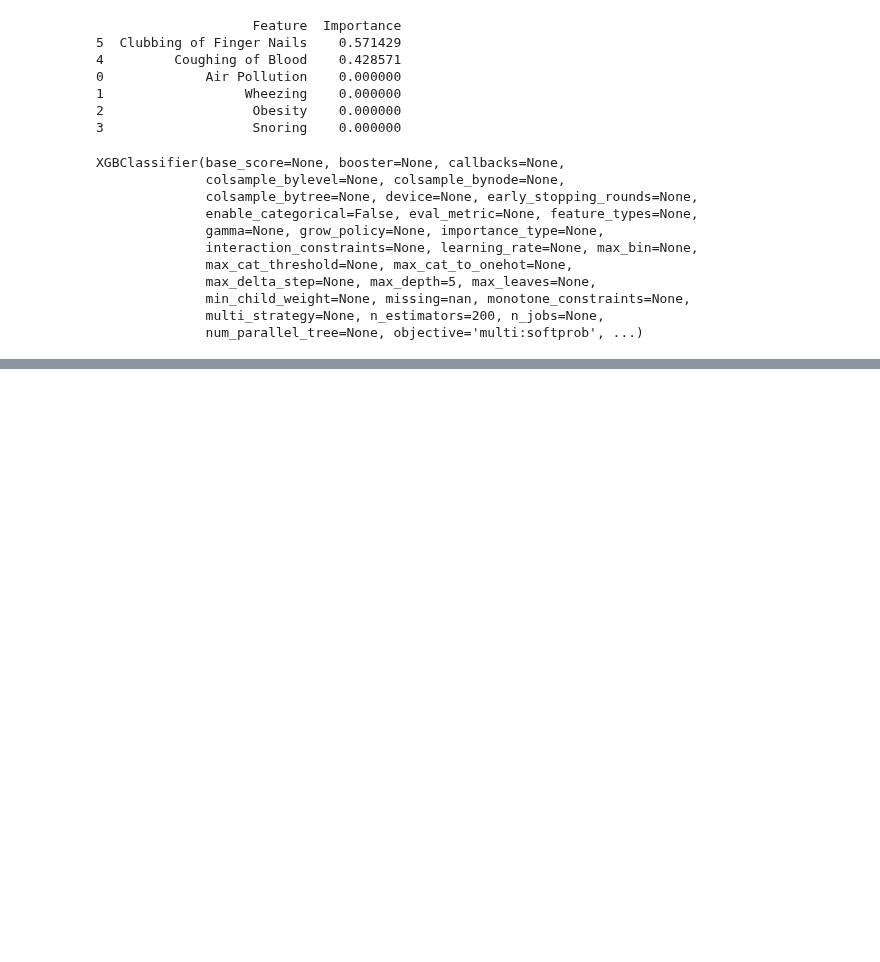
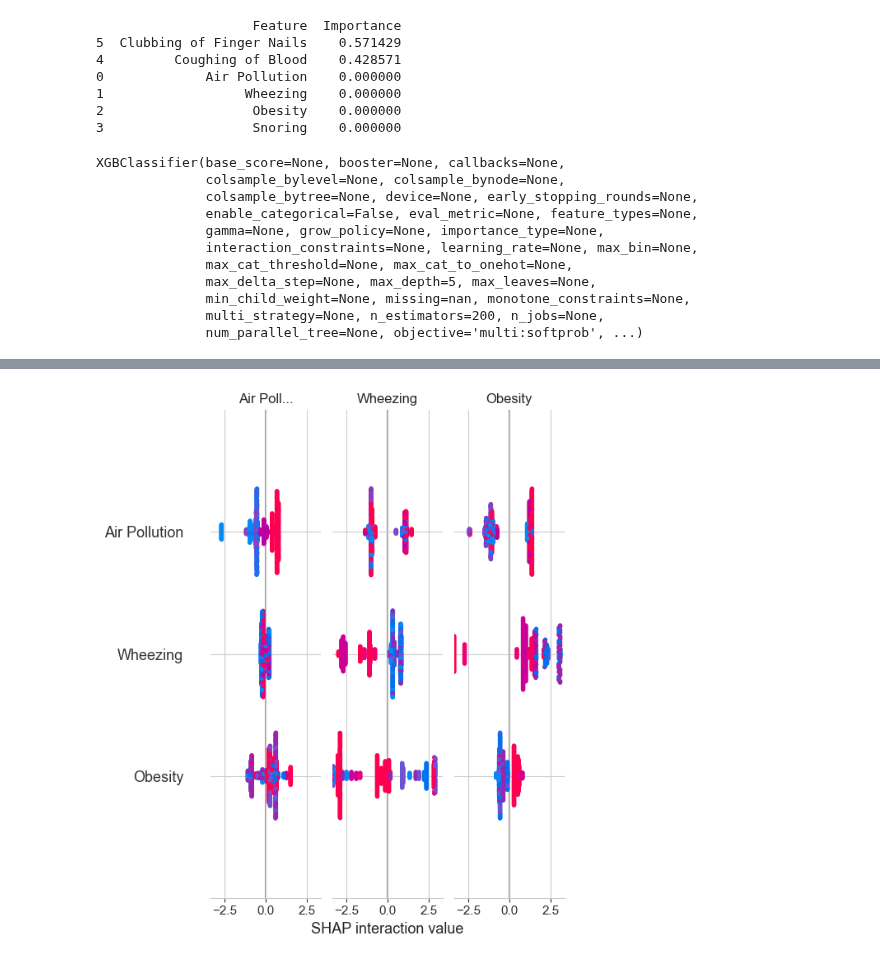
Before and after one commit to tewhol/Responsible_Data_Analysis_Group_1, a Jupyter notebook: model_Allegra.ipynb, the cells around one changed output, grey strips where cells are left out. Cells and saved outputs as stored; diff of their text form; code cells hidden in the pictures; blank space fills up the shorter version.

```diff
--- a/model_Allegra.ipynb
+++ b/model_Allegra.ipynb
@@ -804,0 +848,5 @@ XGBClassifier(base_score=None, booster=None, callbacks=None,
+# %%
+#Uncomment if using Colab
+shap.initjs()
+shap.summary_plot(shap_values, X_remaining)
+# %% [output]
@@ -804,0 +854 @@ XGBClassifier(base_score=None, booster=None, callbacks=None,
+[figure, added]
```
Also changed, not shown: parts of 9 cells of this notebook.
